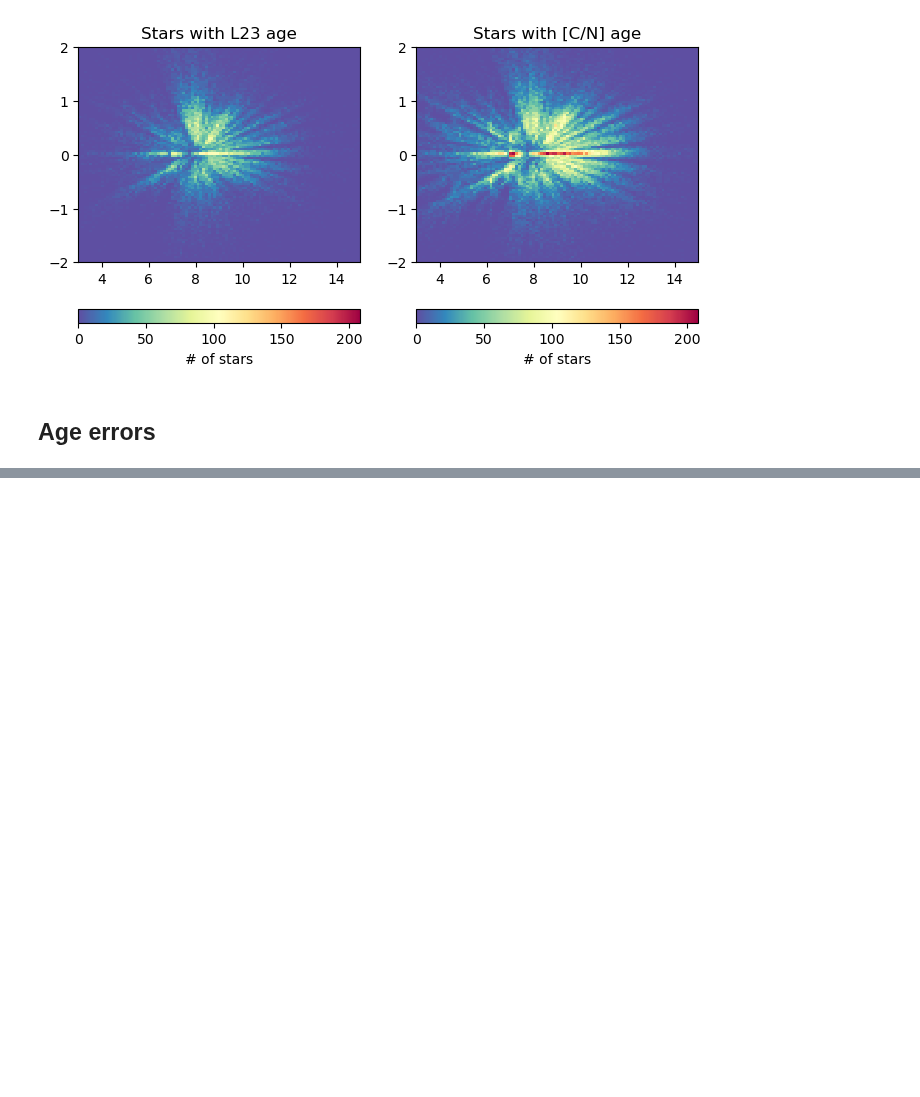
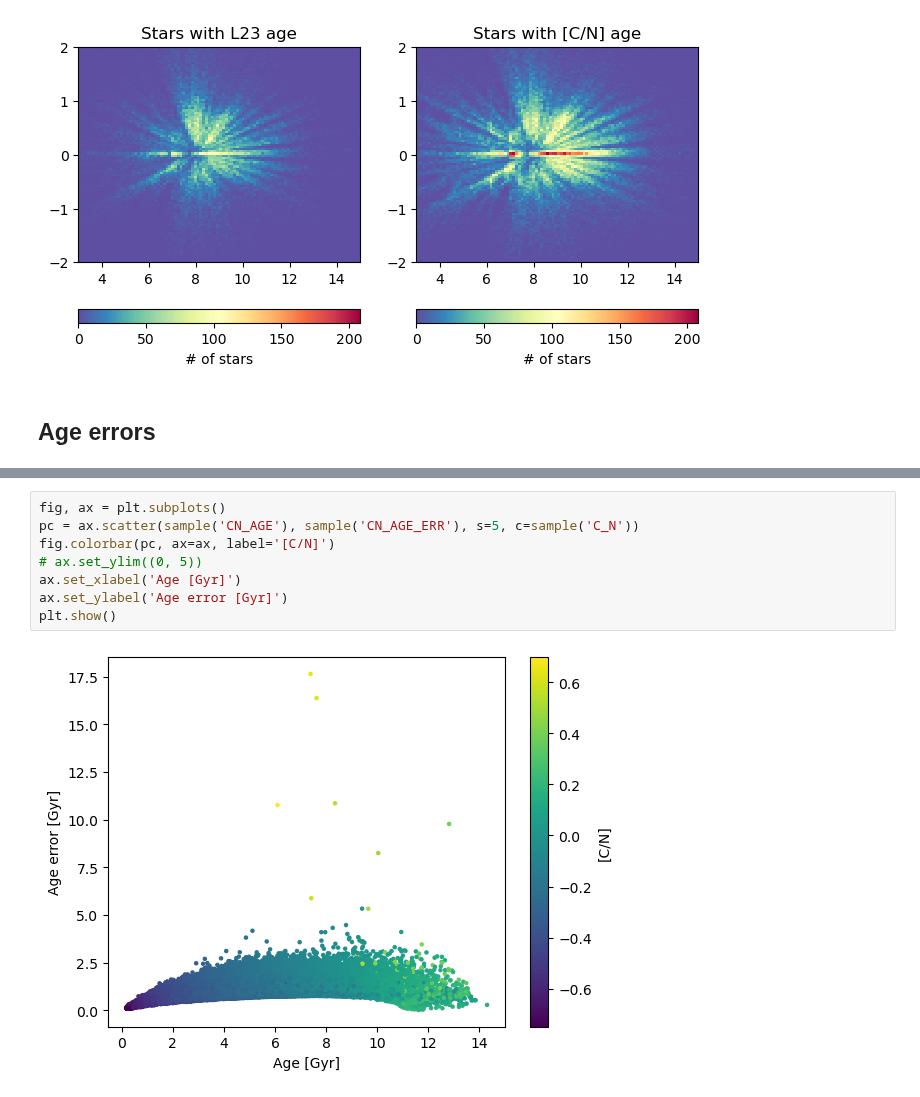
Before and after one commit to lodubay/twoinfall, a Jupyter notebook: src/scripts/ages.ipynb, the cells around one changed output, grey strips where cells are left out. Drawn from its saved outputs; the diff is of its cells as text; blank space fills up the shorter version.

```diff
--- a/src/scripts/ages.ipynb
+++ b/src/scripts/ages.ipynb
@@ -97,2 +98,12 @@ plt.show()
+# %%
+fig, ax = plt.subplots()
+pc = ax.scatter(sample('CN_AGE'), sample('CN_AGE_ERR'), s=5, c=sample('C_N'))
+fig.colorbar(pc, ax=ax, label='[C/N]')
+# ax.set_ylim((0, 5))
+ax.set_xlabel('Age [Gyr]')
+ax.set_ylabel('Age error [Gyr]')
+plt.show()
+# %% [output]
+[figure, added]
 # %%
 fig, ax = plt.subplots()
```
Also changed, not shown: parts of 4 cells of this notebook, 1 other file.
